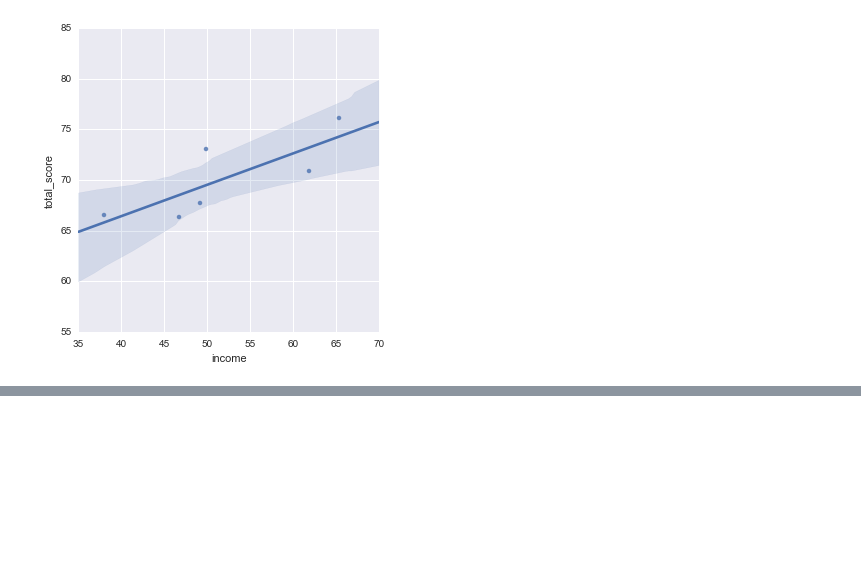
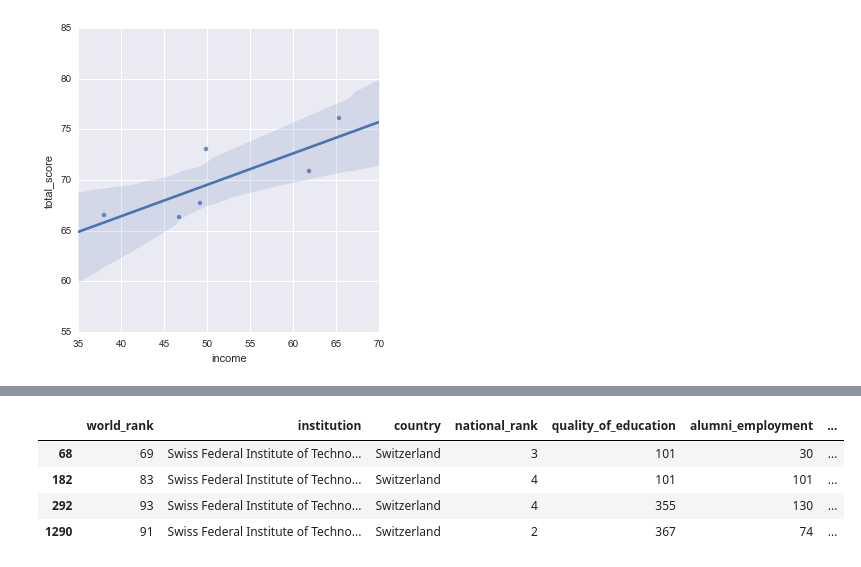
Before and after one commit to arnaudbenard/university-ranking, a Jupyter notebook: Analysis.ipynb, the cells around one changed output, grey strips where cells are left out. Cells and saved outputs as stored; diff of their text form; code cells hidden in the pictures; blank space fills up the shorter version.

```diff
--- a/Analysis.ipynb
+++ b/Analysis.ipynb
@@ -159,0 +230,10 @@ sns.lmplot(x="income", y="total_score", data=times_epfl_df)
+# %%
+cwur_epfl_df = cwur_df[cwur_df['institution'] == "Swiss Federal Institute of Technology in Lausanne"]
+# %%
+cwur_epfl_df
+# %% [output]
+|  | world_rank | institution | country | national_rank | quality_of_education | alumni_employment | ... |
+| 68 | 69 | Swiss Federal Institute of Techno... | Switzerland | 3 | 101 | 30 | ... |
+| 182 | 83 | Swiss Federal Institute of Techno... | Switzerland | 4 | 101 | 101 | ... |
+| 292 | 93 | Swiss Federal Institute of Techno... | Switzerland | 4 | 355 | 130 | ... |
+| 1290 | 91 | Swiss Federal Institute of Techno... | Switzerland | 2 | 367 | 74 | ... |
```
Also changed, not shown: parts of 12 cells of this notebook.
